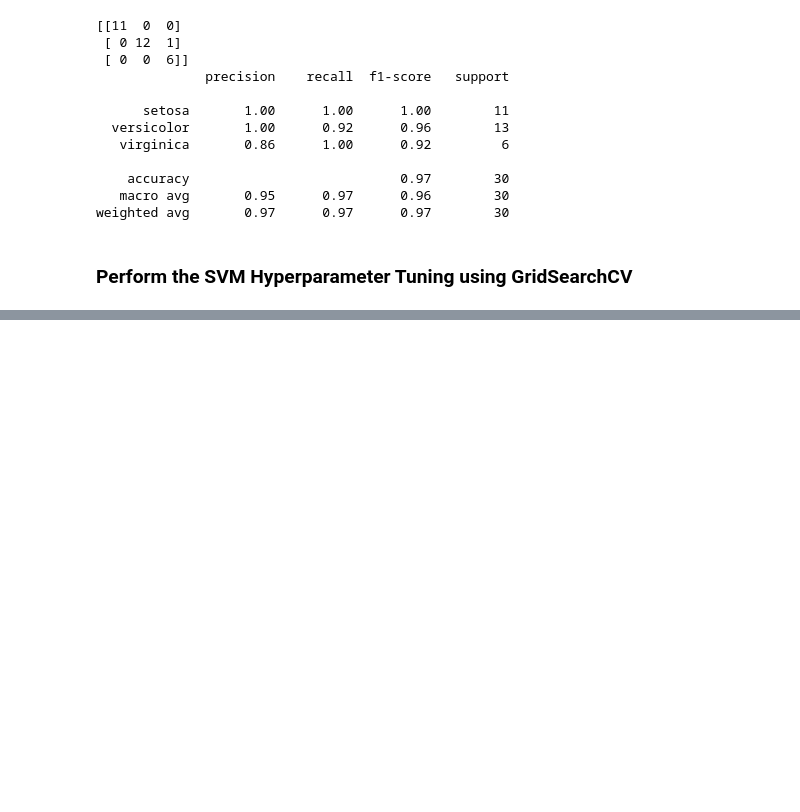
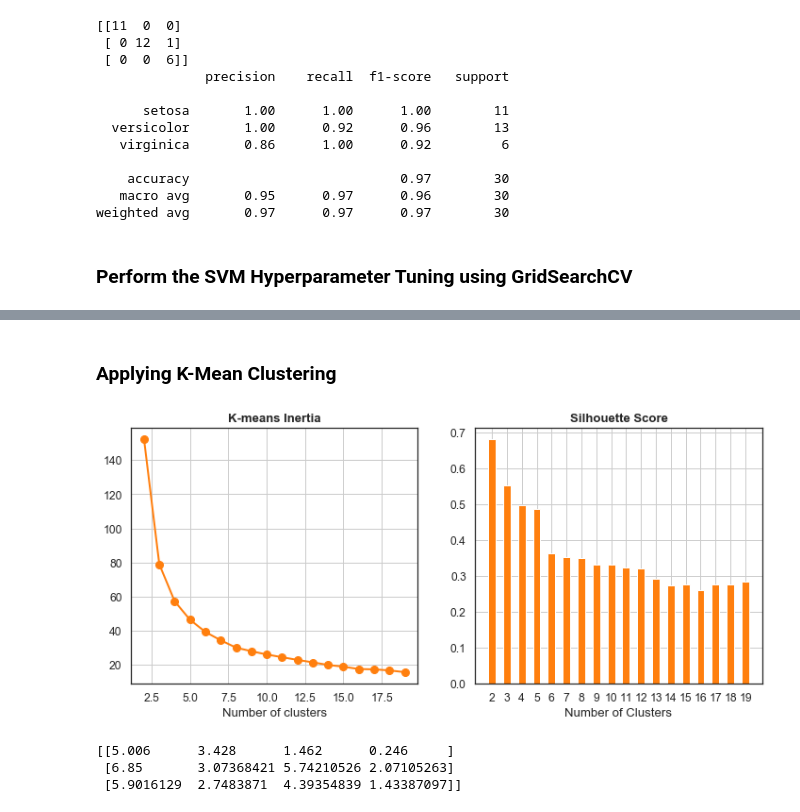
Before and after one commit to k21k/Python-Notes, a Jupyter notebook: Machine Learning/Support Vector Machine/Support Vector Machine.ipynb, the cells around one changed output, grey strips where cells are left out. Cells and saved outputs as stored; diff of their text form; code cells hidden in the pictures; blank space fills up the shorter version.

```diff
--- a/Machine Learning/Support Vector Machine/Support Vector Machine.ipynb
+++ b/Machine Learning/Support Vector Machine/Support Vector Machine.ipynb
@@ -334,0 +303,2 @@ weighted avg       0.90      0.90      0.90        30
+# %% [markdown]
+### Applying K-Mean Clustering
@@ -334,0 +311,62 @@ weighted avg       0.90      0.90      0.90        30
+# %%
+
+from sklearn.cluster import KMeans
+
+inertia = []
+for i in range(2,20):
+    kmeans = KMeans(n_clusters=i,init='k-means++',n_init=15,max_iter=500)
+    kmeans.fit(X)
+    inertia.append(kmeans.inertia_)
+# %%
+from sklearn.metrics import silhouette_score
+
+silhouette = {}
+for i in range(2,20):
+    kmeans = KMeans(n_clusters=i,
+               init='k-means++',
+               n_init=15,
+               max_iter=500,
+               random_state=17)
+    kmeans.fit(X)
+    silhouette[i] = silhouette_score(X, kmeans.labels_, metric='euclidean')
+# %%
+sns.set(style='white',font_scale=1.1, rc={'figure.figsize':(12,5)})
+
+plt.subplot(1, 2, 1)
+
+plt.plot(range(2,len(inertia)+2), inertia, marker='o',lw=2,ms=8,color='tab:orange')
+plt.xlabel('Number of clusters')
+plt.title('K-means Inertia',fontweight='bold')
+plt.grid(True)
+
+plt.subplot(1, 2, 2)
+
+plt.bar(range(len(silhouette)), list(silhouette.values()), align='center',color= 'tab:orange',width=0.5)
+plt.xticks(range(len(silhouette)), list(silhouette.keys()))
+plt.grid(True)
+plt.title('Silhouette Score',fontweight='bold')
+plt.xlabel('Number of Clusters')
+
+
+plt.show()
+# %% [output]
+[figure, added]
+# %%
+
+# Number of clusters
+kmeans = KMeans(n_clusters=3)
+
+# Fitting the input data
+kmeans = kmeans.fit(X)
+
+# Getting the cluster labels
+labels = kmeans.predict(X)
+
+# Centroid values
+centroids = kmeans.cluster_centers_
+
+print(centroids)
+# %% [output]
+[[5.006      3.428      1.462      0.246     ]
+ [6.85       3.07368421 5.74210526 2.07105263]
+ [5.9016129  2.7483871  4.39354839 1.43387097]]
```
Also changed, not shown: parts of 9 cells of this notebook.
